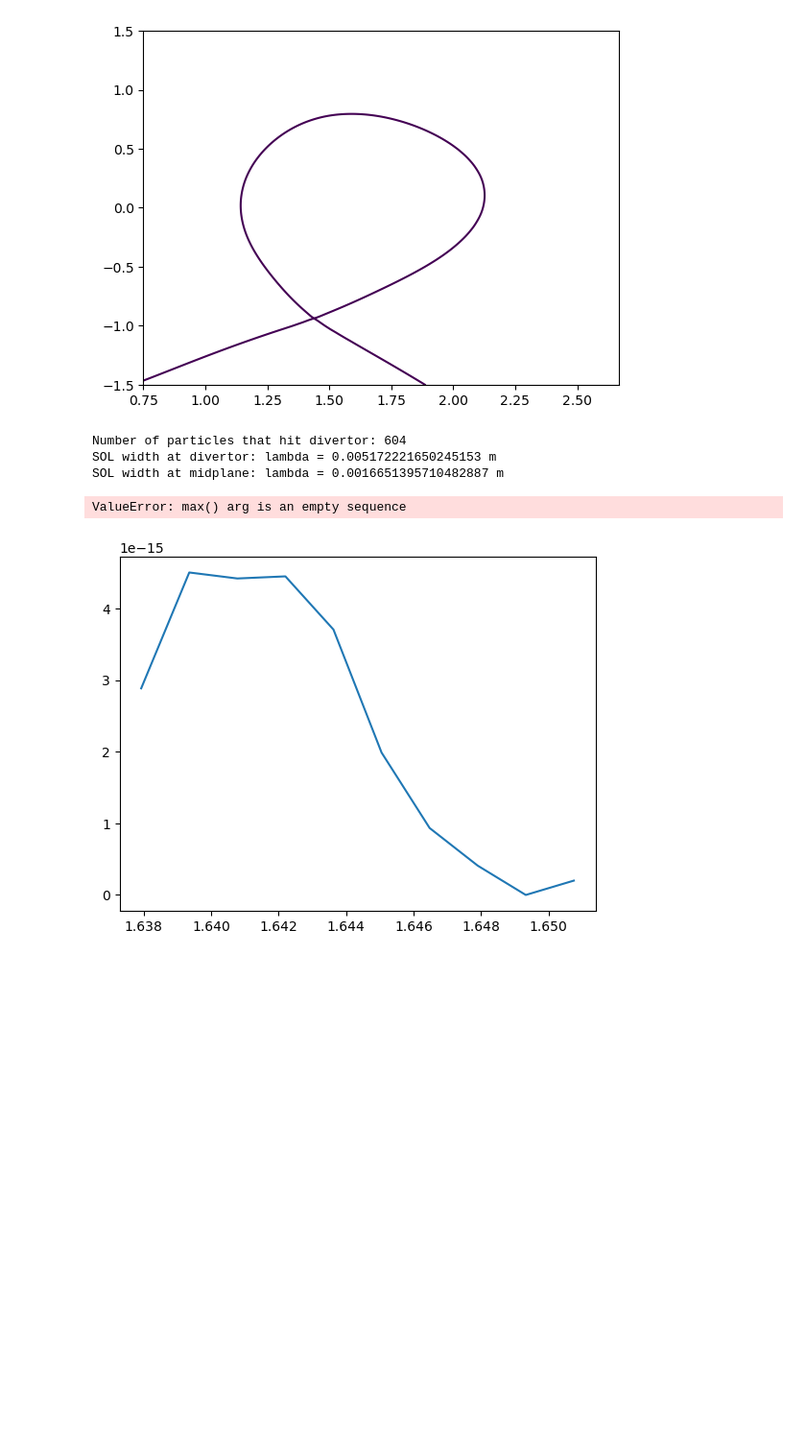
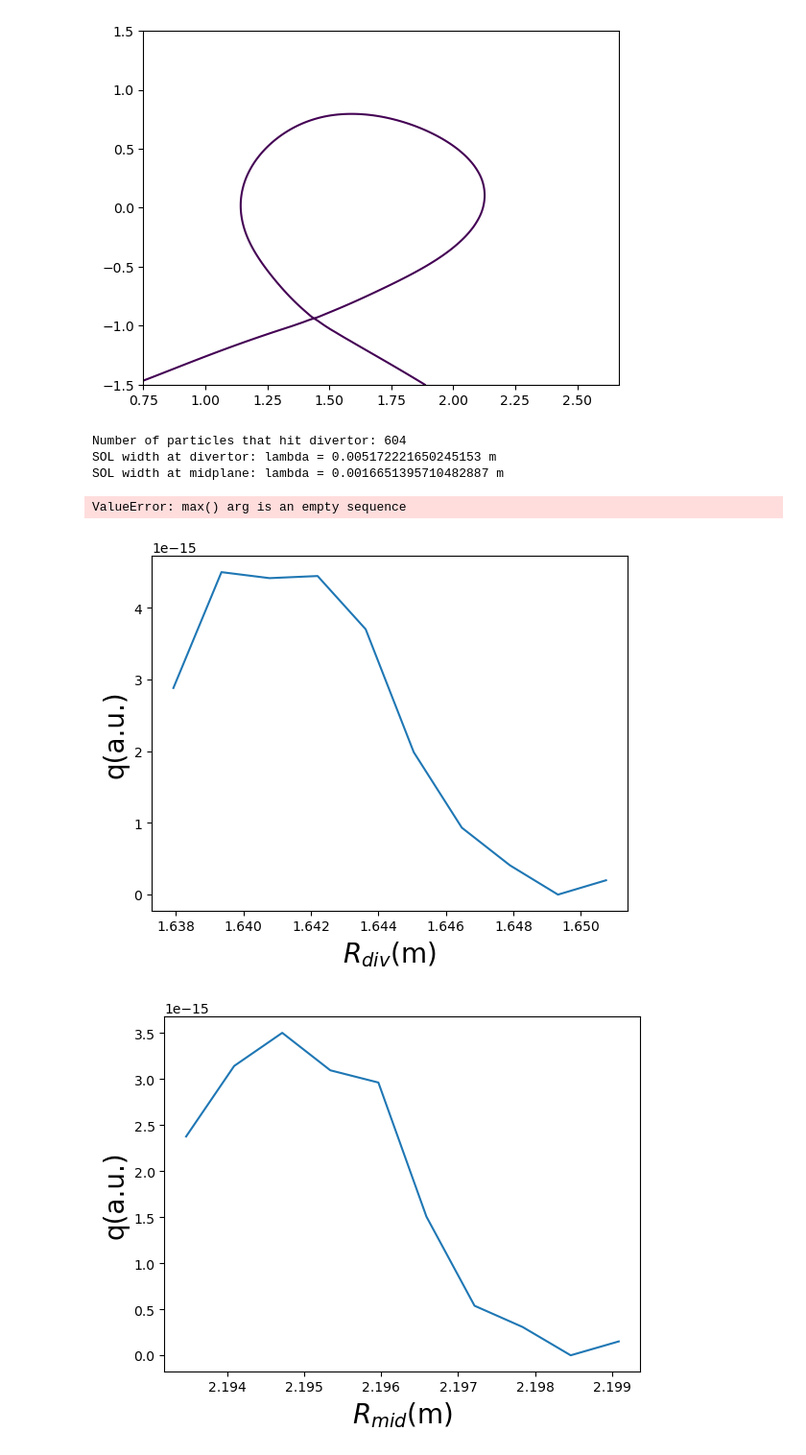
Before and after one commit to UCBoulder/GEMX, a Jupyter notebook: analysis/lambda_q.ipynb, the cells around one changed output. Shown: that part at 96% size. Drawn from its saved outputs; the diff is of its cells as text; code cells hidden in the pictures; blank space fills up the shorter version.

```diff
--- a/analysis/lambda_q.ipynb
+++ b/analysis/lambda_q.ipynb
@@ -236,6 +236,7 @@ for particle_ID in range (0,number_of_particles-1):   ###here choose the particl
 #        print (f"ID={particle_ID}, psi={p_psi},x={x},R_x={R_x}")
 
         if (p_psi - psi_a)*psi_p[idx_R_a][m_idx_z]>0 and x > R_x:
+#        if (x > R_x - (R[-1]-R[0])/20 and np.min(xloc) > R_x - (R[-1]-R[0])/15):
             d_psi = p_psi - psi_a
             delpsi.append(d_psi)
             R_i_div.append(x)
@@ -304,19 +305,36 @@ engs      = np.cumsum(ordenergy)
 
 number_of_beams = 10
 #########################################################################################################################3
-Rgrid_div=np.linspace(Ridiv[0],Ridiv[-1],number_of_beams,endpoint=True)
+Rgrid_div=np.linspace(Ridiv[0],Ridiv[-1],number_of_beams)
+Rgrid_mid=np.linspace(Rimid[0],Rimid[-1],number_of_beams)
+
 q_div = np.zeros(number_of_beams)
+q_mid = np.zeros(number_of_beams)
+
 #dR_div = (Ridiv[-1] - Ridiv[0])/12
 #print (Rgrid_div)
 for i in range (0,len(Ridiv)):
     j = int((Ridiv[i]-Ridiv[0])/(Rgrid_div[1]-Rgrid_div[0]))
+    k = int((Rimid[i]-Rimid[0])/(Rgrid_mid[1]-Rgrid_mid[0]))
+
+
 #    print (j)
 
     q_div[j] = q_div[j]+ordenergy[i]/Ridiv[i]
+    q_mid[k] = q_mid[k]+ordenergy[i]/Rimid[k]
 #    R_beam_div[j] = 0.5*(Rgrid_div[j]+Rgrid_div[j+1])
 ##########################################################################################################################
 #print(ordenergy)
-plt.plot (Rgrid_div-R,q_div)
+plt.plot (Rgrid_div,q_div)
+plt.xlabel('$R_{div}$(m)', fontsize=20)
+plt.ylabel('q(a.u.)', fontsize=20)
+plt.show
+
+
+plt.figure()
+plt.plot (Rgrid_mid,q_mid)
+plt.xlabel('$R_{mid}$(m)', fontsize=20)
+plt.ylabel('q(a.u.)', fontsize=20)
 plt.show
 
 sums = defaultdict(int)
@@ -429,31 +447,32 @@ qpfit = eichfunc(s_0,*popt)
 #         qjfit = np.array(qjfit) * np.max(qpfit) / np.max(qjfit)
 #     else:
 #         print("poptj is not defined or is not an np.ndarray")
 # except NameError:
 #     # Handle NameError in case 'poptj' is not defined at all
 #     print("poptj is not defined")
 qjfit = eichfunc(s_0,*poptj)
 # qjun = np.array(qjun) * np.max(qpar)/np.max(qjun)
 
 #Plot heat flux distribution
 print(f"Number of bins: {len(s_0)}")
 plt.figure()
 # plt.plot(s_0,qpar,marker='s',color='orange',linestyle='dashed',label='CST')
 plt.plot(s_0,qjun/max(qjun),marker='o',color='orange',linestyle='dashed',label='CST')
 # plt.plot(s_0,qpfit,color = 'red',label='Eich Fit 1')
 plt.plot(s_0,qjfit/max(qjun),color='red',label='Eich Fit')
 plt.xticks(fontsize=15)
 plt.yticks(fontsize=15)
 # plt.title('Heat Flux', fontsize=15)
 plt.xlabel('$s-s_0$ [mm]', fontsize=20)
 plt.ylabel('q [A.U.]',fontsize=20)
 plt.legend()
 plt.grid()
 plt.tight_layout()
 plt.show()
 # %% [output]
 Number of particles that hit divertor: 604
 SOL width at divertor: lambda = 0.005172221650245153 m
 SOL width at midplane: lambda = 0.0016651395710482887 m
 ValueError: max() arg is an empty sequence
-[figure, old version]
+[figure, new version]
+[figure, added]
```
